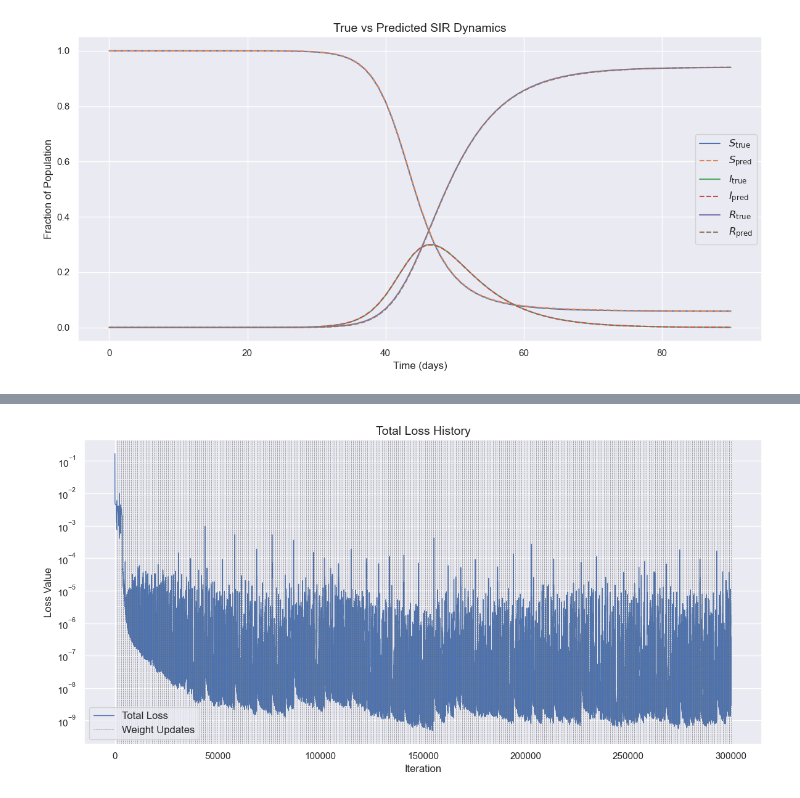
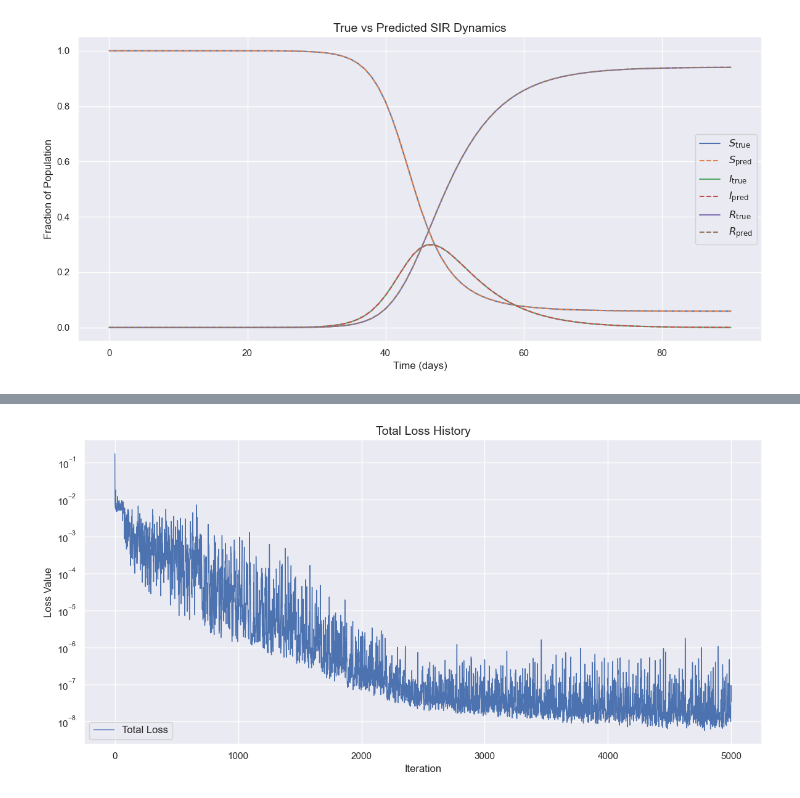
Before and after one commit to GiacomoGuidotto/sir-pinn, a Jupyter notebook: src/constant_rate/constant_rate.ipynb, the cells around one changed output, grey strips where cells are left out. Drawn from its saved outputs; the diff is of its cells as text; code cells hidden in the pictures.

```diff
--- a/src/constant_rate/constant_rate.ipynb
+++ b/src/constant_rate/constant_rate.ipynb
@@ -104,7 +104,7 @@ i_obs = i_obs / N
 t0_tensor = torch.tensor([[0.0]], dtype=torch.float32)
 ic_tensor = torch.tensor(ic, dtype=torch.float32).reshape(1, -1)
 
-t_tensor = torch.tensor(t, dtype=torch.float32).reshape(-1, 1)
+t_obs_tensor = torch.tensor(t, dtype=torch.float32).reshape(-1, 1)
 i_obs_tensor = torch.tensor(i_obs, dtype=torch.float32).reshape(-1, 1)
 # %% [markdown]
 ### Model Definition
@@ -195,12 +195,16 @@ use_saved_model = False  # whether to explicitly trigger a new training
 
 iterations = 5000 * 60  # number of optimizer steps
 sampling_points = 100  # number of points to sample each step for computing losses
+dataset_size = 6000  # number of points in the dataset used throughout the training
+batch_size = 100  # number of points from the dataset to use in each optimizer step
+# batches_per_epoch = ⌈dataset_size / batch_size⌉
+epochs = 5000
 
 learning_rate = 1e-3  # optimizer learning rate
 patience = 4000  # number of steps without loss improvement to stop training
-log_interval = 1000  # for debug purpose, number of steps between logging training info
+log_interval = 100  # for debug purpose, number of epochs between logging training info
 
-weights_update_rate = 6000  # number of steps between updates of the weighted sum's weights
+weights_update_rate = 6000  # number of epoch between updates of the weighted sum's weights
 initial_weight_pde = 0.1  # initial weight for PDE loss
 initial_weight_ic = 0.45  # initial weight for IC loss
 # initial_weight_data = 1 - initial_weight_pde - initial_weight_ic
@@ -208,11 +212,11 @@ smoothing_factor = 0.9  # smoothing factor for weights updates
 
 layers = [1] + [50] * 4 + [1]  # neural network architecture
 activation_fn = nn.Tanh()  # activation function for hidden layers
-output_activation_fn = nn.Softplus()  # activation function for output layer
+output_activation_fn = Square()  # activation function for output layer
 
 loss_fn = nn.MSELoss()  # selected loss function: Mean Squared Error
 
-initial_beta = 0.3  # initial value for beta parameter
+initial_beta = 0.5  # initial value for beta parameter
 # %% [markdown]
 ### Training
 # %%
@@ -226,7 +230,14 @@ model = PINN(
 )
 
 adam_optimizer = torch.optim.Adam(model.parameters(), lr=learning_rate)
-scheduler = torch.optim.lr_scheduler.ReduceLROnPlateau(adam_optimizer)
+scheduler = torch.optim.lr_scheduler.ReduceLROnPlateau(
+  adam_optimizer,
+  mode='min',
+  factor=0.5,  # Less aggressive reduction (default is 0.1)
+  patience=100,  # Wait longer before reducing
+  threshold=0.01,  # Higher threshold to prevent premature reduction
+  min_lr=1e-5  # Don't let LR go too low
+)
 
 loss_df = pd.DataFrame(
   columns=[
@@ -514,31 +526,24 @@ if not use_saved_model:
 # %%
 plt.figure(figsize=(12, 6))
 
 sns.lineplot(data=loss_df['total_loss'], label='Total Loss', linewidth=1)
 
 plt.title('Total Loss History', fontsize=14)
 plt.xlabel('Iteration', fontsize=12)
 plt.ylabel('Loss Value', fontsize=12)
 plt.yscale('log')
 
-plt.axvline(
-  x=weights_update_rate,
-  color='gray',
-  linestyle='--',
-  linewidth=0.5,
-  label='Weight Updates'
-)
 for w in range(weights_update_rate * 2, len(loss_df) + 1, weights_update_rate):
   plt.axvline(x=w, color='gray', linestyle='--', linewidth=0.5)
 
 plt.legend(fontsize=12, loc='lower left')
 
 plt.tight_layout()
 
 if not use_saved_model:
   plt.savefig(f'{figures_dir}/total_loss_history_{timestamp}.png', dpi=300)
 # %% [output]
-[figure, old version]
+[figure, new version]
 # %%
 def mse(pred, true):
   """Calculate Mean Squared Error between predicted and true values."""
```
Also changed, not shown: parts of 9 cells of this notebook, 10 other files.
